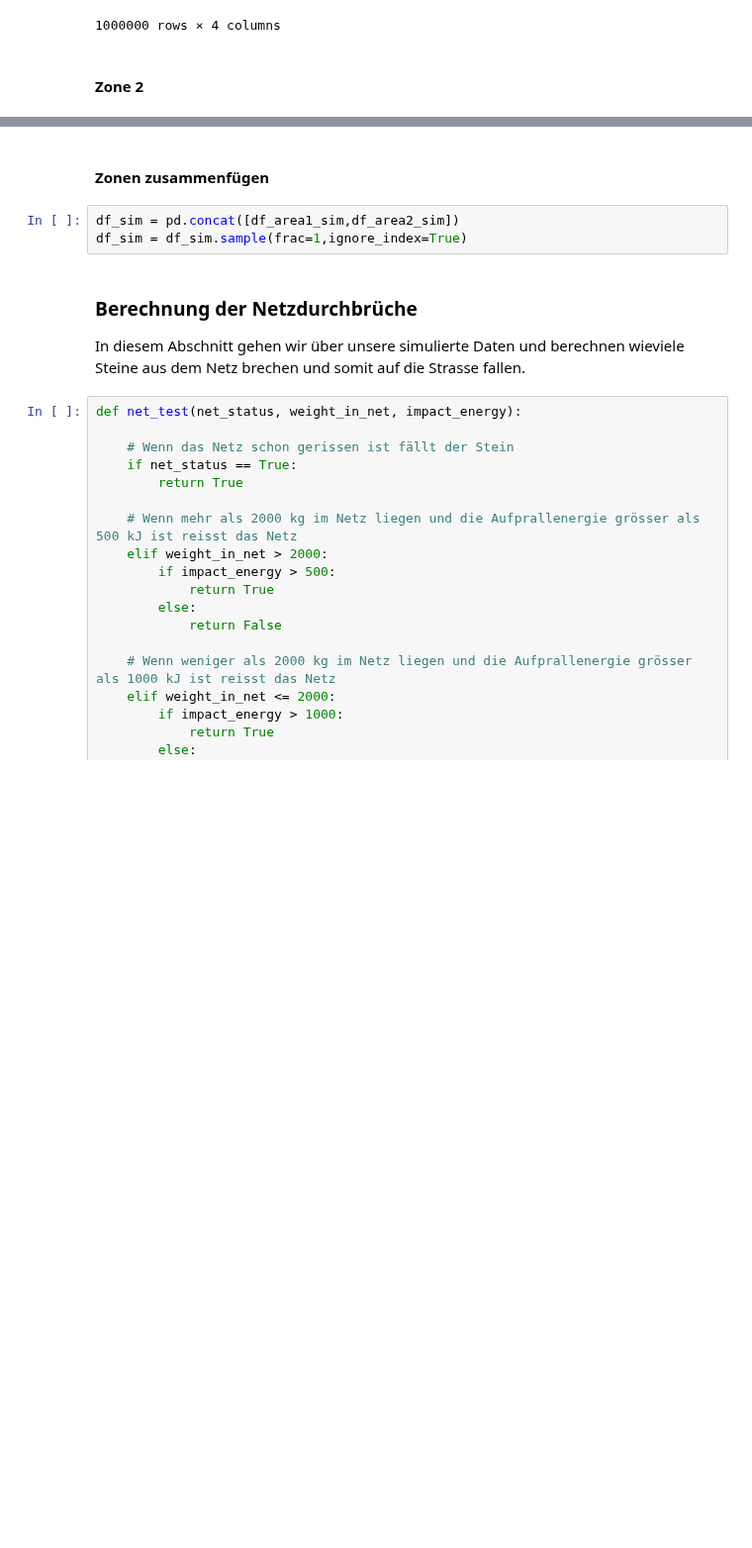
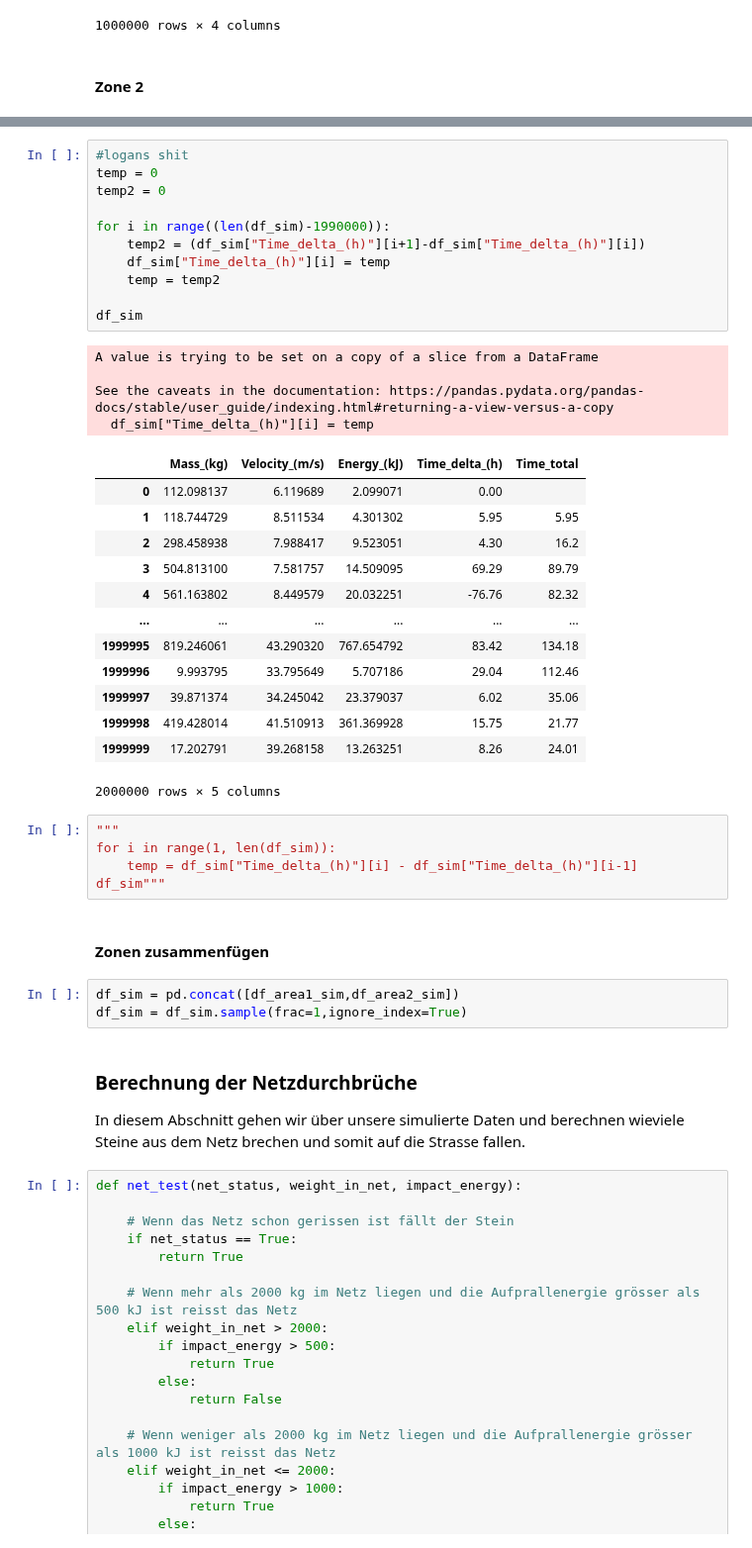
Before and after one commit to lhenchoz/cwm1, a Jupyter notebook: CWM1-Steinschlagrisiko.ipynb, the cells around one changed output, grey strips where cells are left out. Shown at 99% size. Saved outputs shown, nothing was run; the diff lists cells and outputs as text; blank space fills up the shorter version.

```diff
--- a/CWM1-Steinschlagrisiko.ipynb
+++ b/CWM1-Steinschlagrisiko.ipynb
@@ -406,3 +476,37 @@ df_area2_sim
+# %%
+#logans shit
+temp = 0
+temp2 = 0
+
+for i in range((len(df_sim)-1990000)):
+    temp2 = (df_sim["Time_delta_(h)"][i+1]-df_sim["Time_delta_(h)"][i])
+    df_sim["Time_delta_(h)"][i] = temp
+    temp = temp2
+
+df_sim
+# %% [output]
+A value is trying to be set on a copy of a slice from a DataFrame
+
+See the caveats in the documentation: https://pandas.pydata.org/pandas-docs/stable/user_guide/indexing.html#returning-a-view-versus-a-copy
+  df_sim["Time_delta_(h)"][i] = temp
+|  | Mass_(kg) | Velocity_(m/s) | Energy_(kJ) | Time_delta_(h) | Time_total |
+| 0 | 112.098137 | 6.119689 | 2.099071 | 0.00 |  |
+| 1 | 118.744729 | 8.511534 | 4.301302 | 5.95 | 5.95 |
+| 2 | 298.458938 | 7.988417 | 9.523051 | 4.30 | 16.2 |
+| 3 | 504.813100 | 7.581757 | 14.509095 | 69.29 | 89.79 |
+| 4 | 561.163802 | 8.449579 | 20.032251 | -76.76 | 82.32 |
+| ... | ... | ... | ... | ... | ... |
+| 1999995 | 819.246061 | 43.290320 | 767.654792 | 83.42 | 134.18 |
+| 1999996 | 9.993795 | 33.795649 | 5.707186 | 29.04 | 112.46 |
+| 1999997 | 39.871374 | 34.245042 | 23.379037 | 6.02 | 35.06 |
+| 1999998 | 419.428014 | 41.510913 | 361.369928 | 15.75 | 21.77 |
+| 1999999 | 17.202791 | 39.268158 | 13.263251 | 8.26 | 24.01 |
+2000000 rows × 5 columns
+# %%
+"""
+for i in range(1, len(df_sim)):
+    temp = df_sim["Time_delta_(h)"][i] - df_sim["Time_delta_(h)"][i-1]
+df_sim"""
 # %% [markdown]
 #### Zonen zusammenfügen
 # %%
```
Also changed, not shown: parts of 41 cells of this notebook.
